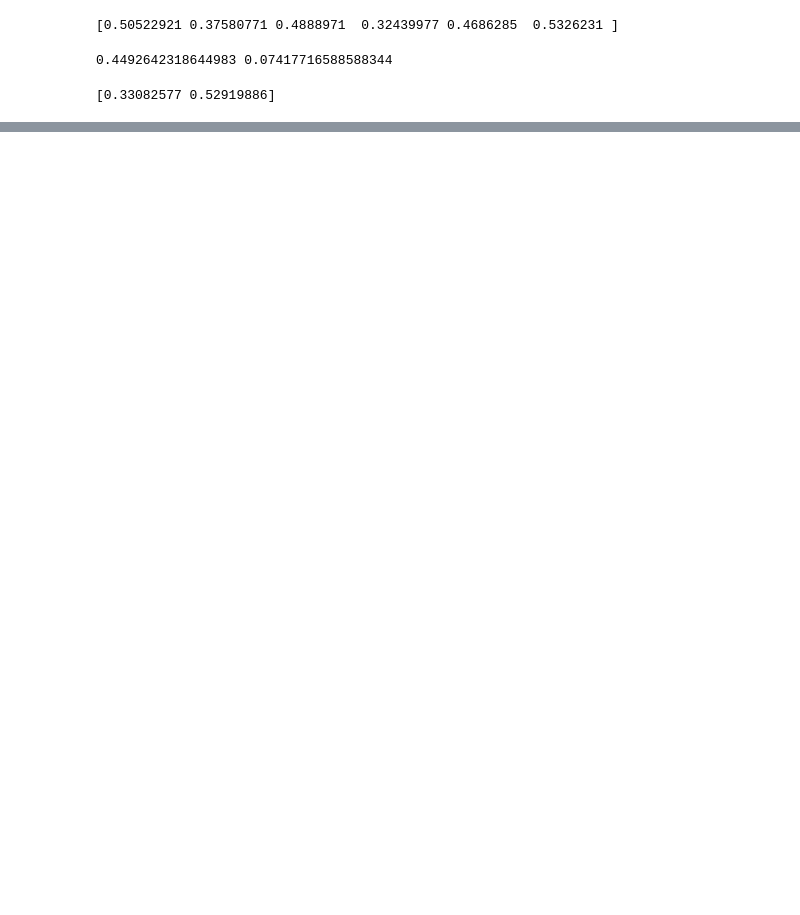
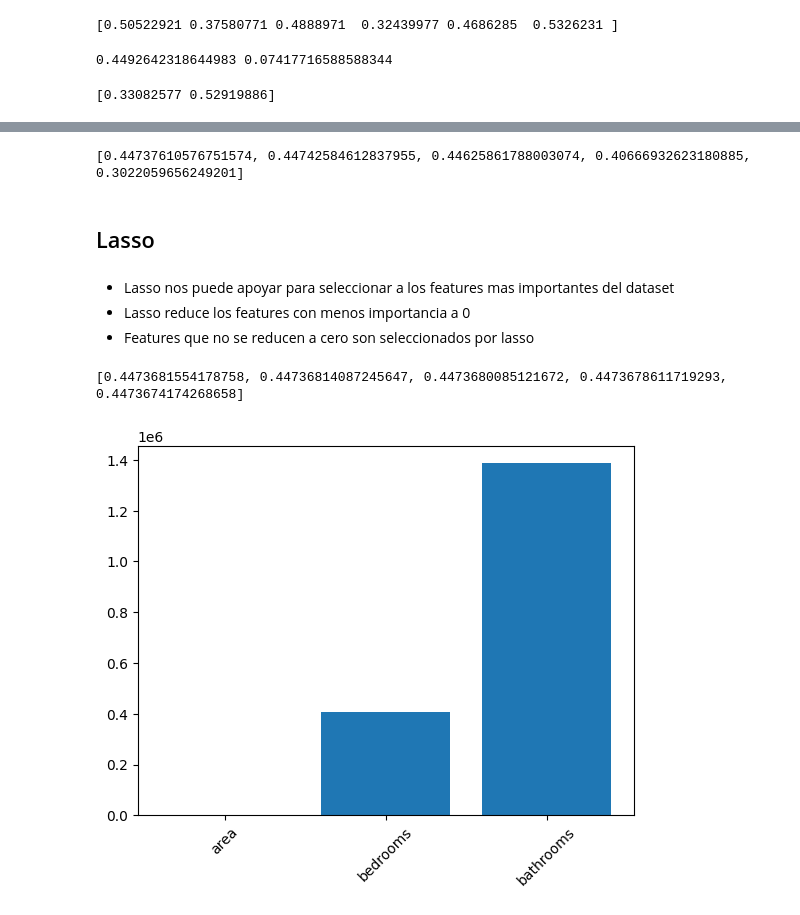
Before and after one commit to jsuasnabarh/machine-learning-python, a Jupyter notebook: notebooks/01_supervised-learning-with-sklearn/02_regression.ipynb, the cells around one changed output, grey strips where cells are left out. Drawn from its saved outputs; the diff is of its cells as text; code cells hidden in the pictures; blank space fills up the shorter version.

```diff
--- a/notebooks/01_supervised-learning-with-sklearn/02_regression.ipynb
+++ b/notebooks/01_supervised-learning-with-sklearn/02_regression.ipynb
@@ -136,0 +161,42 @@ print(np.quantile(cv_results, [0.025, 0.975]))
+# %%
+from sklearn.linear_model import Ridge
+scores = []
+for alpha in [0.1, 1.0, 10.0, 100.0, 1000.0]:
+    ridge = Ridge(alpha=alpha)
+    ridge.fit(X_train, y_train)
+    y_pred = ridge.predict(X_test)
+    scores.append(ridge.score(X_test, y_test))
+
+print(scores)
+# %% [output]
+[0.44737610576751574, 0.44742584612837955, 0.44625861788003074, 0.40666932623180885, 0.3022059656249201]
+# %% [markdown]
+## Lasso
+# %% [markdown]
+- Lasso nos puede apoyar para seleccionar a los features mas importantes del dataset
+- Lasso reduce los features con menos importancia a 0
+- Features que no se reducen a cero son seleccionados por lasso
+# %%
+from sklearn.linear_model import Lasso
+scores = []
+for alpha in [0.01, 1.0, 10.0, 20.0, 50.0]:
+    lasso = Lasso(alpha=alpha)
+    lasso.fit(X_train, y_train)
+    y_pred = lasso.predict(X_test)
+    scores.append(lasso.score(X_test, y_test))
+
+print(scores)
+# %% [output]
+[0.4473681554178758, 0.44736814087245647, 0.4473680085121672, 0.4473678611719293, 0.4473674174268658]
+# %%
+from sklearn.linear_model import Lasso
+X = df[["area","bedrooms","bathrooms"]].values
+y = df["price"].values
+names = df[["area","bedrooms","bathrooms"]].columns
+lasso = Lasso(alpha=0.1)
+lasso_coef = lasso.fit(X, y).coef_
+plt.bar(names, lasso_coef)
+plt.xticks(rotation=45)
+plt.show()
+# %% [output]
+[figure, added]
```
Also changed, not shown: parts of 7 cells of this notebook.
